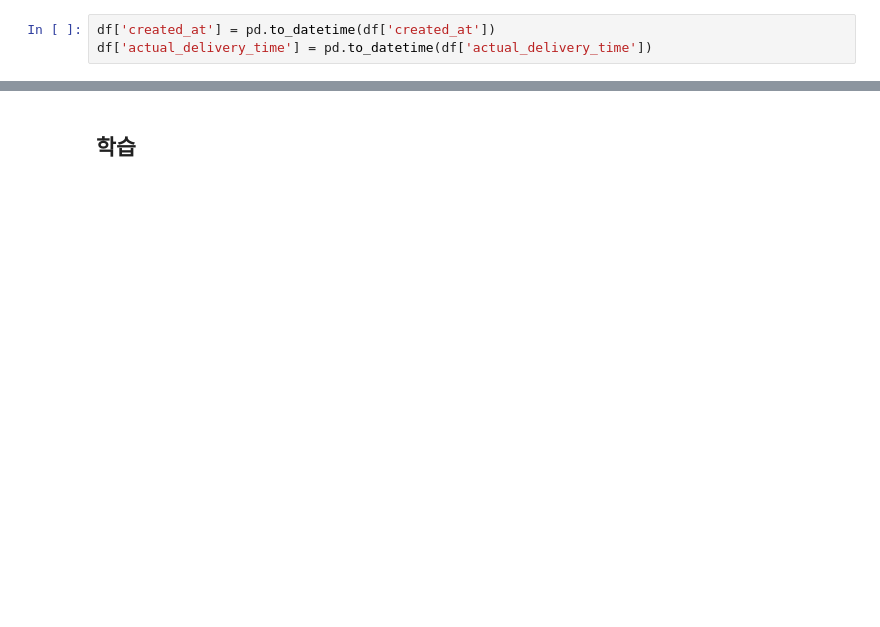
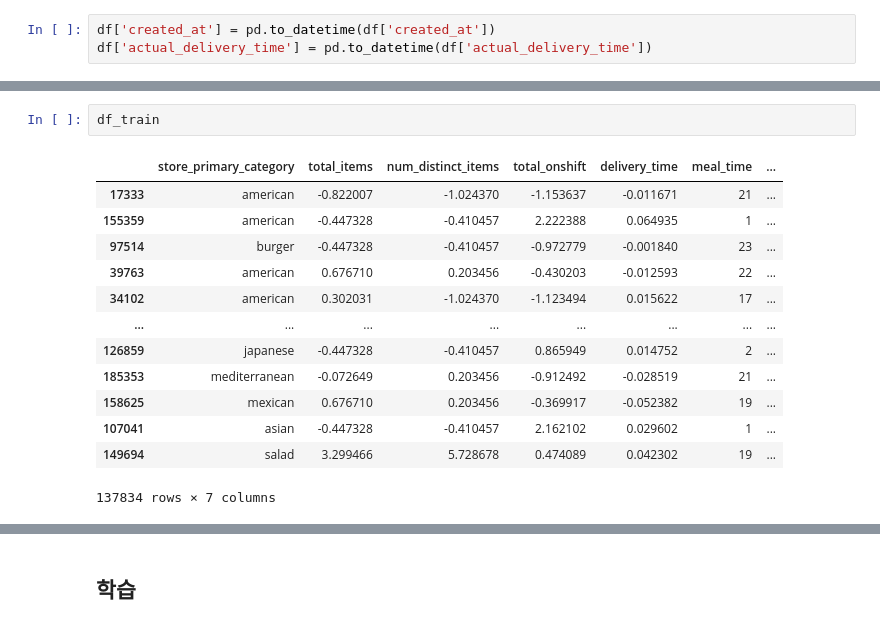
Before and after one commit to LJBang/TIL, a Jupyter notebook: 2022/1/23/delivery.ipynb, the cells around one changed output, grey strips where cells are left out. Drawn from its saved outputs; the diff is of its cells as text; blank space fills up the shorter version.

```diff
--- a/2022/1/23/delivery.ipynb
+++ b/2022/1/23/delivery.ipynb
@@ -211,0 +322,16 @@ df.isnull().sum()
+# %%
+df_train
+# %% [output]
+|  | store_primary_category | total_items | num_distinct_items | total_onshift | delivery_time | meal_time | ... |
+| 17333 | american | -0.822007 | -1.024370 | -1.153637 | -0.011671 | 21 | ... |
+| 155359 | american | -0.447328 | -0.410457 | 2.222388 | 0.064935 | 1 | ... |
+| 97514 | burger | -0.447328 | -0.410457 | -0.972779 | -0.001840 | 23 | ... |
+| 39763 | american | 0.676710 | 0.203456 | -0.430203 | -0.012593 | 22 | ... |
+| 34102 | american | 0.302031 | -1.024370 | -1.123494 | 0.015622 | 17 | ... |
+| ... | ... | ... | ... | ... | ... | ... | ... |
+| 126859 | japanese | -0.447328 | -0.410457 | 0.865949 | 0.014752 | 2 | ... |
+| 185353 | mediterranean | -0.072649 | 0.203456 | -0.912492 | -0.028519 | 21 | ... |
+| 158625 | mexican | 0.676710 | 0.203456 | -0.369917 | -0.052382 | 19 | ... |
+| 107041 | asian | -0.447328 | -0.410457 | 2.162102 | 0.029602 | 1 | ... |
+| 149694 | salad | 3.299466 | 5.728678 | 0.474089 | 0.042302 | 19 | ... |
+137834 rows × 7 columns
```
Also changed, not shown: parts of 56 cells of this notebook.
